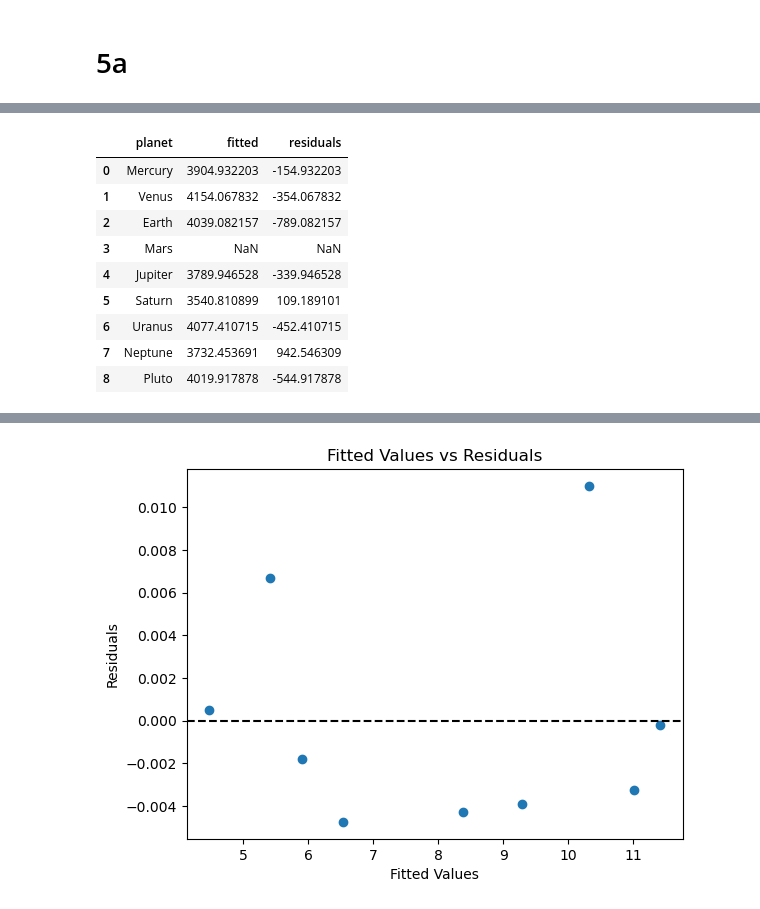
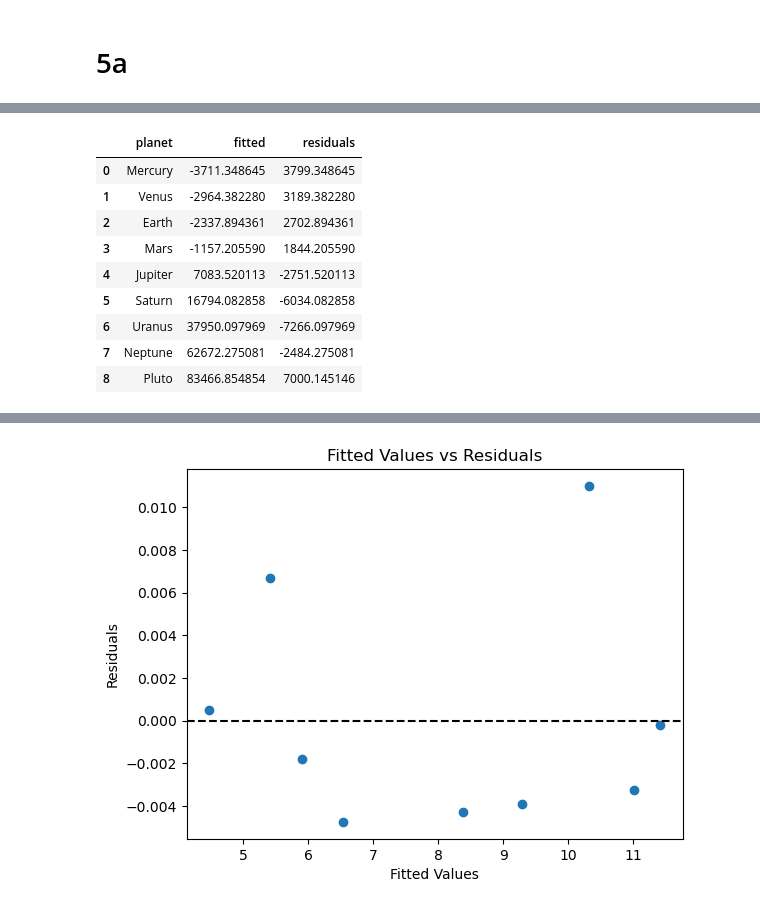
Before and after one commit to ciarrabarn/DS6021_F26, a Jupyter notebook: Lab2.ipynb, the cells around one changed output, grey strips where cells are left out. Drawn from its saved outputs; the diff is of its cells as text; code cells hidden in the pictures.

```diff
--- a/Lab2.ipynb
+++ b/Lab2.ipynb
@@ -505,9 +494,12 @@ print(planets.columns)
 # %% [output]
 Index(['planet', 'distance', 'diameter', 'revolution', 'position'], dtype='object')
 # %%
-model = smf.ols("revolution ~ distance", data=planets).fit()
+planet_model = smf.ols(
+    "revolution ~ distance",
+    data=planets
+).fit()
 
-model.summary()
+planet_model.summary()
 # %% [output]
 OLS Regression Results
 | Dep. Variable: | revolution | R-squared: | 0.978 |
@@ -543,6 +545,0 @@ NameError: name 'planet_model' is not defined
-# %%
-planets["log_fitted"] = log_model.fittedvalues
-
-planets["fitted_revolution"] = np.exp(planets["log_fitted"])
-
-planets[["planet", "revolution", "fitted_revolution"]]
@@ -573,19 +567,21 @@ plt.show()
 # %%
-planets["fitted"] = model.fittedvalues
-planets["residuals"] = model.resid
+planets["fitted"] = planet_model.fittedvalues
+planets["residuals"] = planet_model.resid
 
-planets[["planet", "fitted", "residuals"]]
+planets[
+    ["planet", "fitted", "residuals"]
+]
 # %% [output]
 |  | planet | fitted | residuals |
-| 0 | Mercury | 3904.932203 | -154.932203 |
-| 1 | Venus | 4154.067832 | -354.067832 |
-| 2 | Earth | 4039.082157 | -789.082157 |
-| 3 | Mars | NaN | NaN |
-| 4 | Jupiter | 3789.946528 | -339.946528 |
-| 5 | Saturn | 3540.810899 | 109.189101 |
-| 6 | Uranus | 4077.410715 | -452.410715 |
-| 7 | Neptune | 3732.453691 | 942.546309 |
-| 8 | Pluto | 4019.917878 | -544.917878 |
+| 0 | Mercury | -3711.348645 | 3799.348645 |
+| 1 | Venus | -2964.382280 | 3189.382280 |
+| 2 | Earth | -2337.894361 | 2702.894361 |
+| 3 | Mars | -1157.205590 | 1844.205590 |
+| 4 | Jupiter | 7083.520113 | -2751.520113 |
+| 5 | Saturn | 16794.082858 | -6034.082858 |
+| 6 | Uranus | 37950.097969 | -7266.097969 |
+| 7 | Neptune | 62672.275081 | -2484.275081 |
+| 8 | Pluto | 83466.854854 | 7000.145146 |
 # %% [markdown]
 # 5b
 
```
Also changed, not shown: parts of 27 cells of this notebook.
